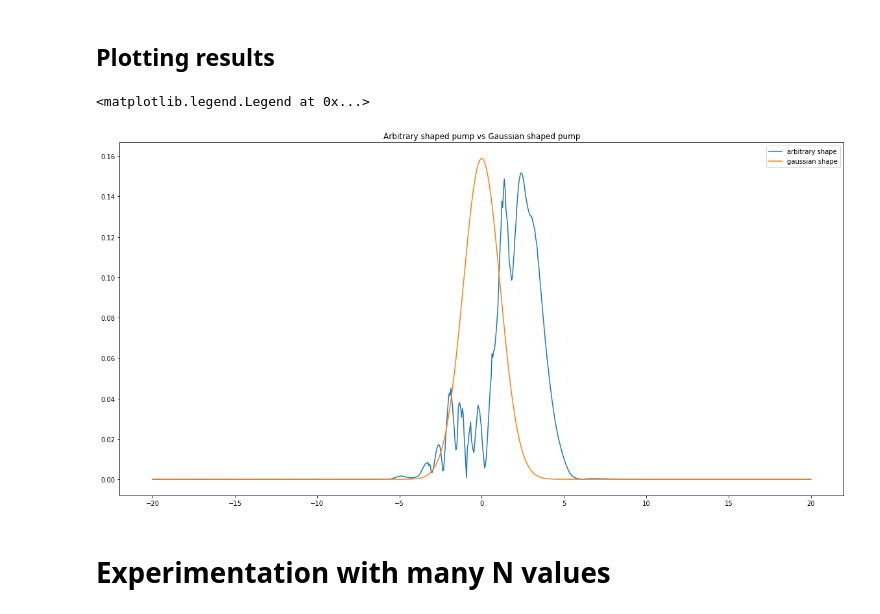
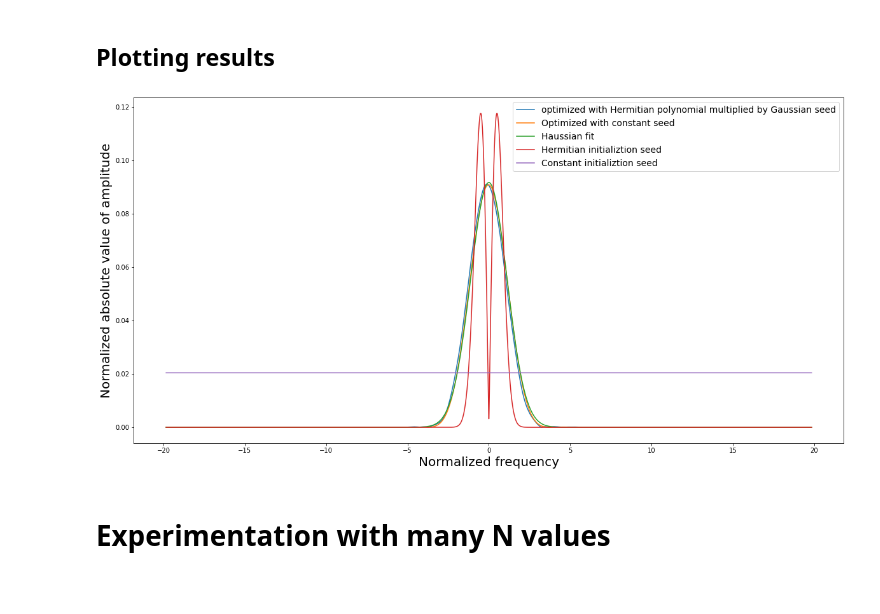
Before and after one commit to polyquantique/optimal_pumps, a Jupyter notebook: using_API.ipynb, the cells around one changed output. Cells and saved outputs as stored; diff of their text form; code cells hidden in the pictures; blank space fills up the shorter version.

```diff
--- a/using_API.ipynb
+++ b/using_API.ipynb
@@ -15,9 +15,9 @@ key = jax.random.PRNGKey(0)
 # %% [markdown]
 # Set general hyperparameters
 # %%
-Np = 0.02
+Np = 0.01
 # higher N and wf+wi makes less unstable pump... need to see if N or wf+wi influences more
-N = 101
+N = 1201
 wi = -10
 wf = 10
 x = np.linspace(wi, wf, N)
@@ -33,6 +33,7 @@ alpha, G, H = init.get_constants(vp, l, wi, wf, Np, N = N)
 # get the initialization seeds
 initial_value_gauss = jnp.array([0.5, 1., 2*jnp.pi/7])
 arbitrary_seed_hermite_order_1 = init.get_initialization_array(hermite_init_params, vp, l, wi, wf, Np, method='hermite', N = N)
+arbitrary_cst_seed = init.get_initialization_array(cst_init_params[0], vp, l, wi, wf, Np, method="constant", N = N)
 phi = 2*np.pi*np.random.random()
 # %% [markdown]
 # Experiment with $\left <N\right> = 1$
@@ -71,13 +77,17 @@ plt.plot(test_optimal_arbitrary_pump)
 ## Plotting results
 # %%
 plt.figure(figsize=(20,10))
-plt.title("Arbitrary shaped pump vs Gaussian shaped pump")
-plt.plot(freq_range_pump, np.abs(optimal_arbitrary_complex_pump)/np.linalg.norm(optimal_arbitrary_complex_pump), label = "arbitrary shape")
-plt.plot(freq_range_pump, np.abs(optimal_gaussian_pump)/np.linalg.norm(optimal_gaussian_pump), label = "gaussian shape")
-plt.legend()
+plt.plot(freq_range_pump[10:-10], (np.abs(optimal_arbitrary_complex_pump)/np.linalg.norm(optimal_arbitrary_complex_pump))[10:-10], label = "optimized with Hermitian polynomial multiplied by Gaussian seed")
+plt.plot(freq_range_pump[10:-10], (np.abs(optimal_arbitrary_pump_cst_seed_complex)/np.linalg.norm(optimal_arbitrary_pump_cst_seed_complex))[10:-10], label = "Optimized with constant seed")
+plt.plot(freq_range_pump[10:-10], (np.abs(optimal_gaussian_pump)/np.linalg.norm(optimal_gaussian_pump))[10:-10], label = "Haussian fit")
+plt.plot(freq_range_pump[10:-10], (np.abs(seed_1)/np.linalg.norm(seed_1))[10:-10], label = 'Hermitian initializtion seed')
+plt.plot(freq_range_pump[10:-10], (np.abs(seed_2)/np.linalg.norm(seed_2))[10:-10], label = 'Constant initializtion seed')
+plt.xlabel("Normalized frequency",fontsize = 20)
+plt.ylabel("Normalized absolute value of amplitude",fontsize = 20)
+plt.legend(loc = 1,prop = {"size": 14})
+plt.savefig("figabstract.pdf")
 # %% [output]
-<matplotlib.legend.Legend at 0x...>
-[figure, old version]
+[figure, new version]
 # %% [markdown]
 # Experimentation with many N values
 # %% [markdown]
```
Also changed, not shown: parts of 2 cells of this notebook, 4 other files.
